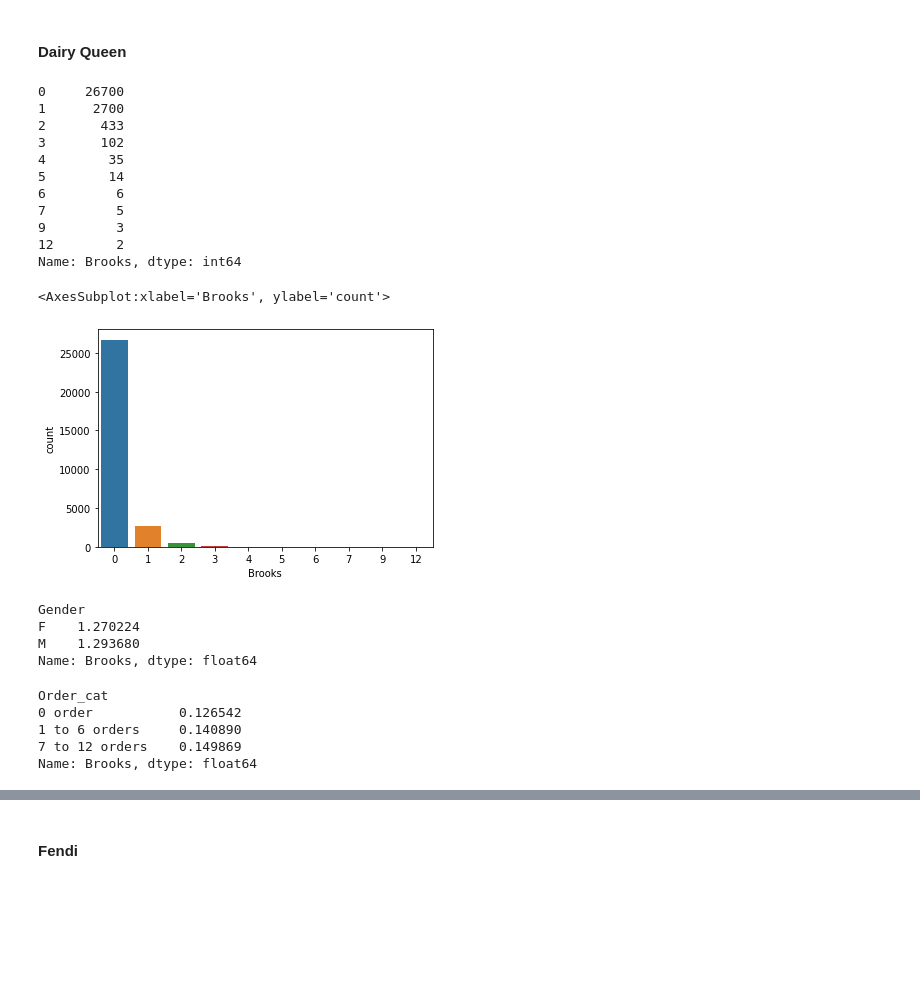
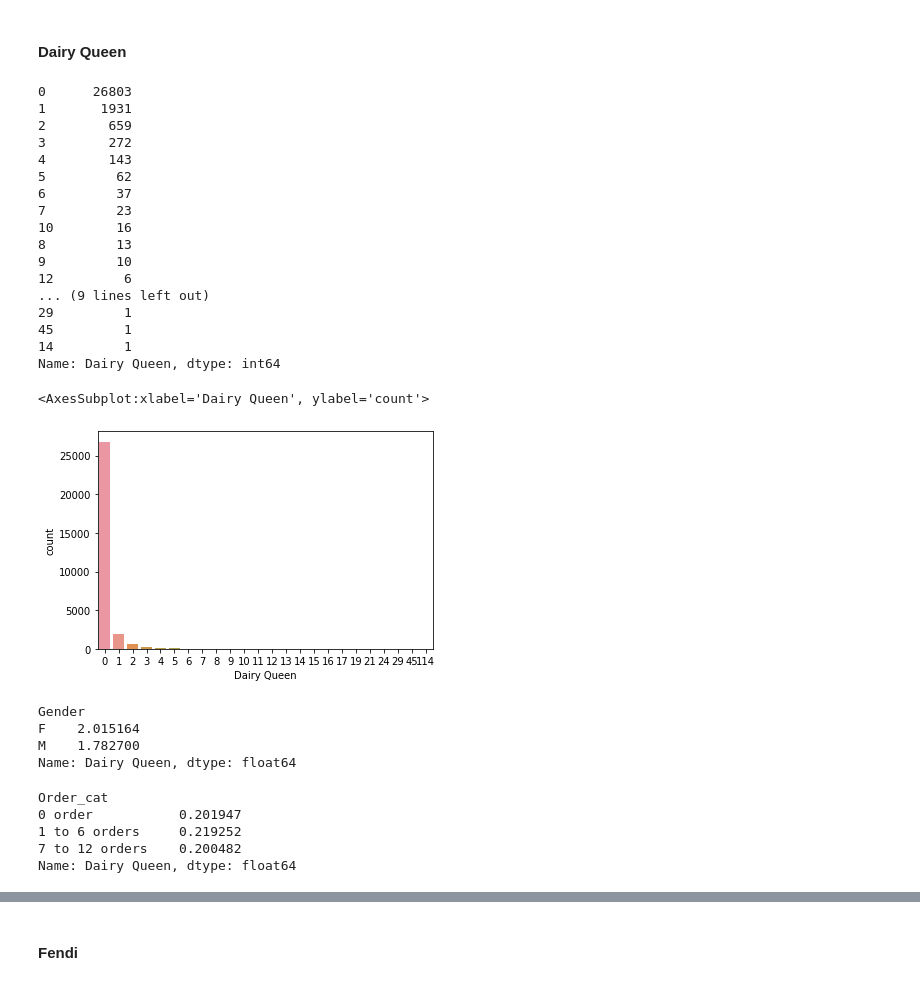
Before and after one commit to darshan-ds/E_commerce_Customer_Segmentation, a Jupyter notebook: customer_segmentation_k_means.ipynb, the cells around one changed output, grey strips where cells are left out. Saved outputs shown, nothing was run; the diff lists cells and outputs as text; code cells hidden in the pictures; blank space fills up the shorter version.

```diff
--- a/customer_segmentation_k_means.ipynb
+++ b/customer_segmentation_k_means.ipynb
@@ -1054,37 +1123,43 @@ zero['Brooks'] = 89.0
 # %% [markdown]
 #### Dairy Queen
 # %%
-df.Brooks.value_counts()
+df['Dairy Queen'].value_counts()
 # %% [output]
-0     26700
-1      2700
-2       433
-3       102
-4        35
-5        14
-6         6
-7         5
-9         3
-12        2
-Name: Brooks, dtype: int64
+0      26803
+1       1931
+2        659
+3        272
+4        143
+5         62
+6         37
+7         23
+10        16
+8         13
+9         10
+12         6
+... (9 lines left out)
+29         1
+45         1
+14         1
+Name: Dairy Queen, dtype: int64
 # %%
-sns.countplot(df.Brooks)
+sns.countplot(df['Dairy Queen'])
 # %% [output]
-<AxesSubplot:xlabel='Brooks', ylabel='count'>
+<AxesSubplot:xlabel='Dairy Queen', ylabel='count'>
-[figure, old version]
+[figure, new version]
 # %%
-df[df['Brooks']>0].groupby('Gender').mean()['Brooks']
+df[df['Dairy Queen']>0].groupby('Gender').mean()['Dairy Queen']
 # %% [output]
 Gender
-F    1.270224
-M    1.293680
-Name: Brooks, dtype: float64
+F    2.015164
+M    1.782700
+Name: Dairy Queen, dtype: float64
 # %%
-df.groupby('Order_cat').mean()['Brooks']
+df.groupby('Order_cat').mean()['Dairy Queen']
 # %% [output]
 Order_cat
-0 order           0.126542
-1 to 6 orders     0.140890
-7 to 12 orders    0.149869
-Name: Brooks, dtype: float64
+0 order           0.201947
+1 to 6 orders     0.219252
+7 to 12 orders    0.200482
+Name: Dairy Queen, dtype: float64
 # %%
```
Also changed, not shown: parts of 60 cells of this notebook, 10 other files.
